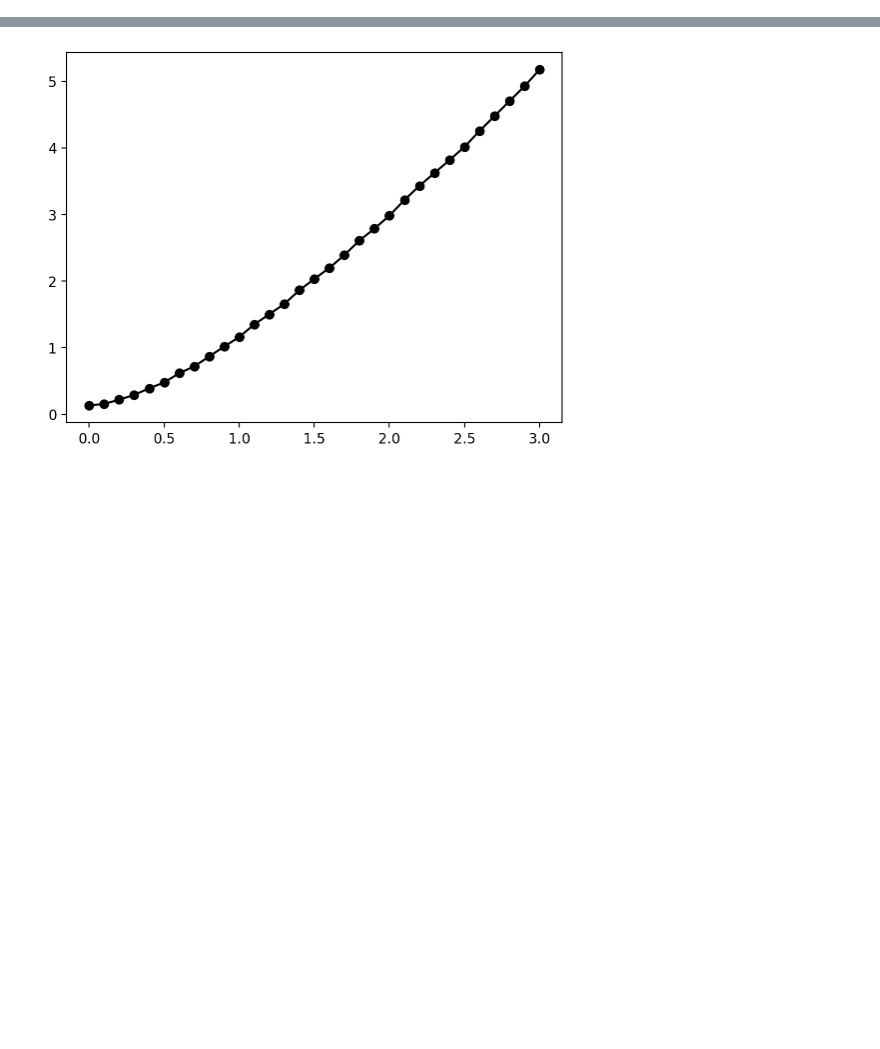
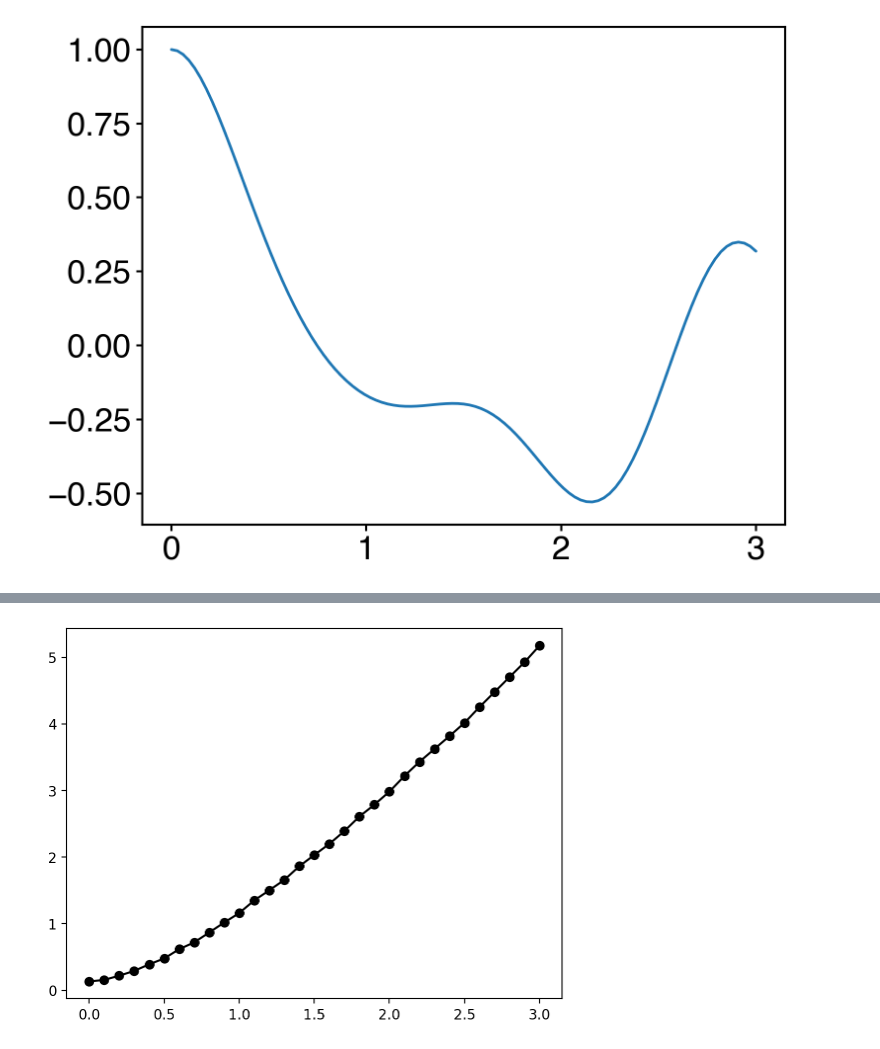
Before and after one commit to Jue-Xu/Pauli-Propagation-Hamiltonian-Expectation, a Jupyter notebook: DynamicsExample.ipynb, the cells around one changed output, grey strips where cells are left out. Drawn from its saved outputs; the diff is of its cells as text; code cells hidden in the pictures; blank space fills up the shorter version.

```diff
--- a/DynamicsExample.ipynb
+++ b/DynamicsExample.ipynb
@@ -7,0 +45,6 @@ import matplotlib.pyplot as plt
+# %%
+sim = LowWeightPauliPropagation.from_pauli_list(obs, ops, threshold=w, nprocs=4)
+r = sim.run_dynamics(r, process=exp_val_func, process_every = 1)
+r = np.array(r)
+r = r / r[0].sum()
+print(sim.observable.size(), np.linalg.norm(sim.observable.coeffs)/np.linalg.norm(obs.coeffs))
@@ -7,0 +148,7 @@ import matplotlib.pyplot as plt
+# %%
+fig, ax = plt.subplots()
+ax.plot(np.arange(r.shape[0])*dt, r[:], label='PPHE')
+# ax.plot(np.arange(r.shape[0])*dt, r[:,0], label='PPHE')
+fig.savefig(f'{fig_dir}/lpd_n{n}_w{w}_t{t}.pdf')
+# %% [output]
+[figure, added]
```
Also changed, not shown: parts of 11 cells of this notebook, 11 other files.
